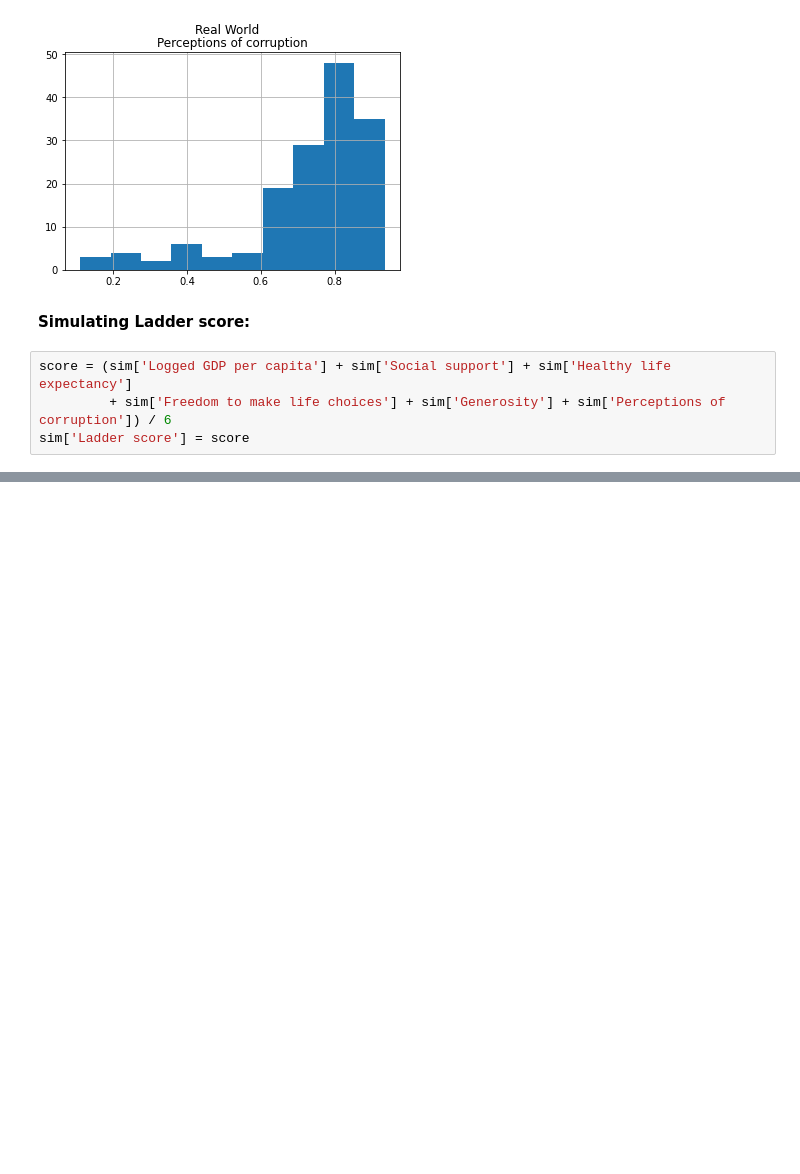
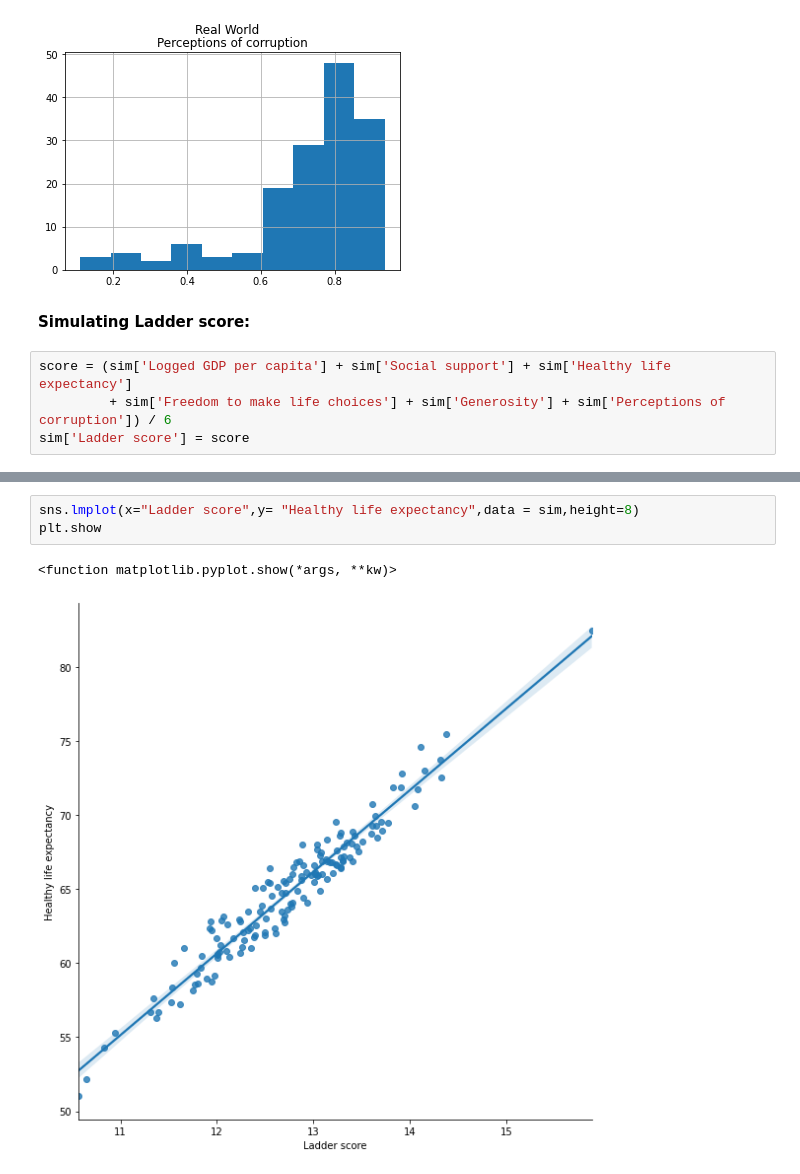
Before and after one commit to radekv23/rwp, a Jupyter notebook: WHR.ipynb, the cells around one changed output, grey strips where cells are left out. Drawn from its saved outputs; the diff is of its cells as text; blank space fills up the shorter version.

```diff
--- a/WHR.ipynb
+++ b/WHR.ipynb
@@ -409,0 +434,6 @@ plt.show()
+# %%
+sns.lmplot(x="Ladder score",y= "Healthy life expectancy",data = sim,height=8)
+plt.show
+# %% [output]
+<function matplotlib.pyplot.show(*args, **kw)>
+[figure, added]
```
Also changed, not shown: parts of 19 cells of this notebook, 1 other file.
